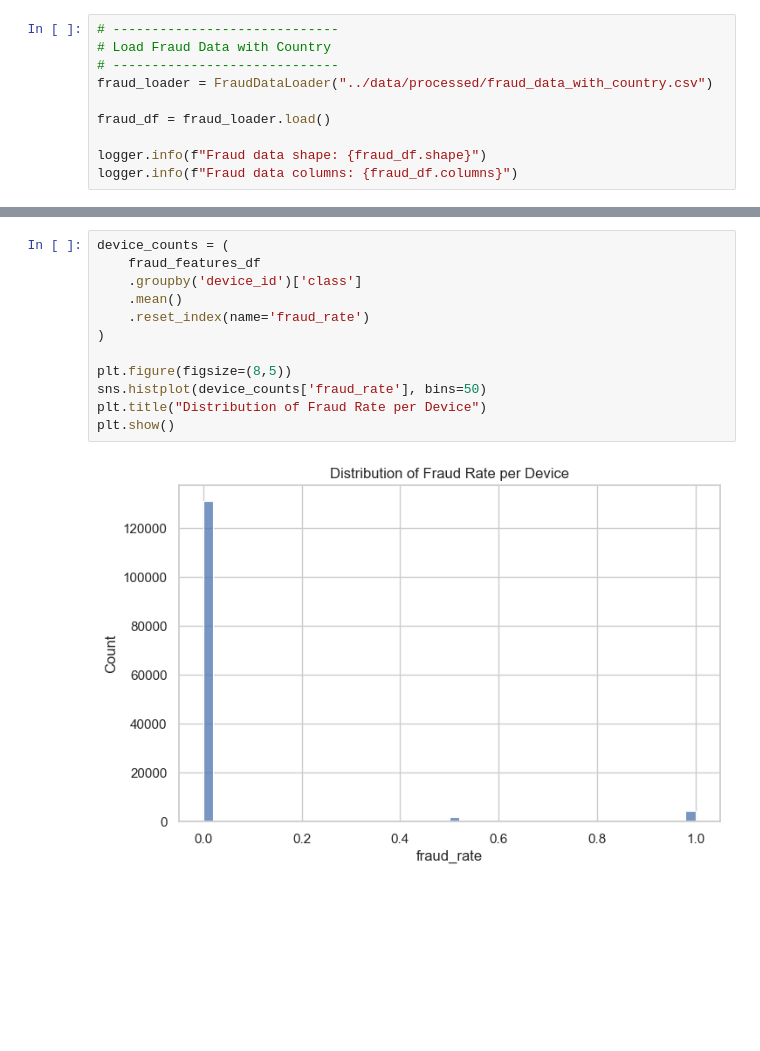
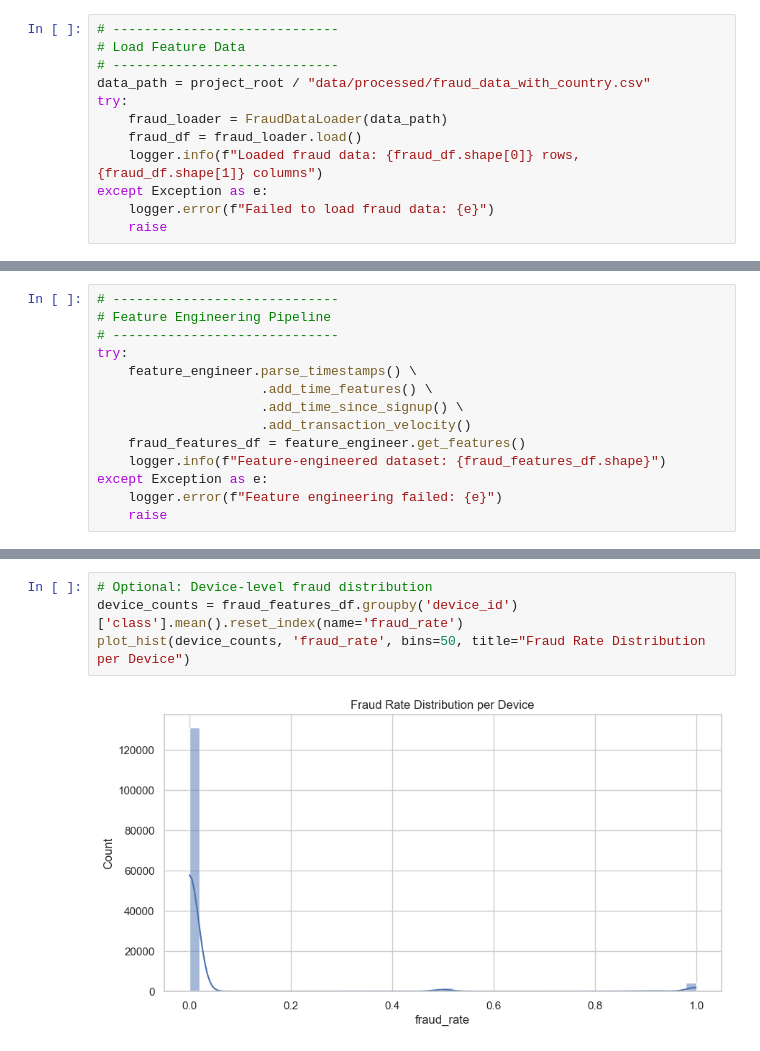
Before and after one commit to AdeyAmare/financial-fraud-detection, a Jupyter notebook: notebooks/feature_engineering.ipynb, the cells around one changed output, grey strips where cells are left out. Drawn from its saved outputs; the diff is of its cells as text; blank space fills up the shorter version.

Commit message:
Production-ready fraud pipeline: dataclasses, constants, schema, exceptions, typing, logging

```diff
--- a/notebooks/feature_engineering.ipynb
+++ b/notebooks/feature_engineering.ipynb
@@ -25,11 +63,13 @@ logger = logging.getLogger("Feature_Engineering_Fraud")
 # %%
 # -----------------------------
-# Load Fraud Data with Country
+# Load Feature Data
 # -----------------------------
-fraud_loader = FraudDataLoader("../data/processed/fraud_data_with_country.csv")
-
-fraud_df = fraud_loader.load()
-
-logger.info(f"Fraud data shape: {fraud_df.shape}")
-logger.info(f"Fraud data columns: {fraud_df.columns}")
+data_path = project_root / "data/processed/fraud_data_with_country.csv"
+try:
+    fraud_loader = FraudDataLoader(data_path)
+    fraud_df = fraud_loader.load()
+    logger.info(f"Loaded fraud data: {fraud_df.shape[0]} rows, {fraud_df.shape[1]} columns")
+except Exception as e:
+    logger.error(f"Failed to load fraud data: {e}")
+    raise
 # %% [output]
@@ -190,0 +86,14 @@ plt.show()
+# %%
+# -----------------------------
+# Feature Engineering Pipeline
+# -----------------------------
+try:
+    feature_engineer.parse_timestamps() \
+                     .add_time_features() \
+                     .add_time_since_signup() \
+                     .add_transaction_velocity()
+    fraud_features_df = feature_engineer.get_features()
+    logger.info(f"Feature-engineered dataset: {fraud_features_df.shape}")
+except Exception as e:
+    logger.error(f"Feature engineering failed: {e}")
+    raise
@@ -191,14 +134,6 @@ plt.show()
 # %%
-device_counts = (
-    fraud_features_df
-    .groupby('device_id')['class']
-    .mean()
-    .reset_index(name='fraud_rate')
-)
-
-plt.figure(figsize=(8,5))
-sns.histplot(device_counts['fraud_rate'], bins=50)
-plt.title("Distribution of Fraud Rate per Device")
-plt.show()
+# Optional: Device-level fraud distribution
+device_counts = fraud_features_df.groupby('device_id')['class'].mean().reset_index(name='fraud_rate')
+plot_hist(device_counts, 'fraud_rate', bins=50, title="Fraud Rate Distribution per Device")
 # %% [output]
-[figure, old version]
+[figure, new version]
```
Also changed, not shown: parts of 27 cells of this notebook, 3 other files.
